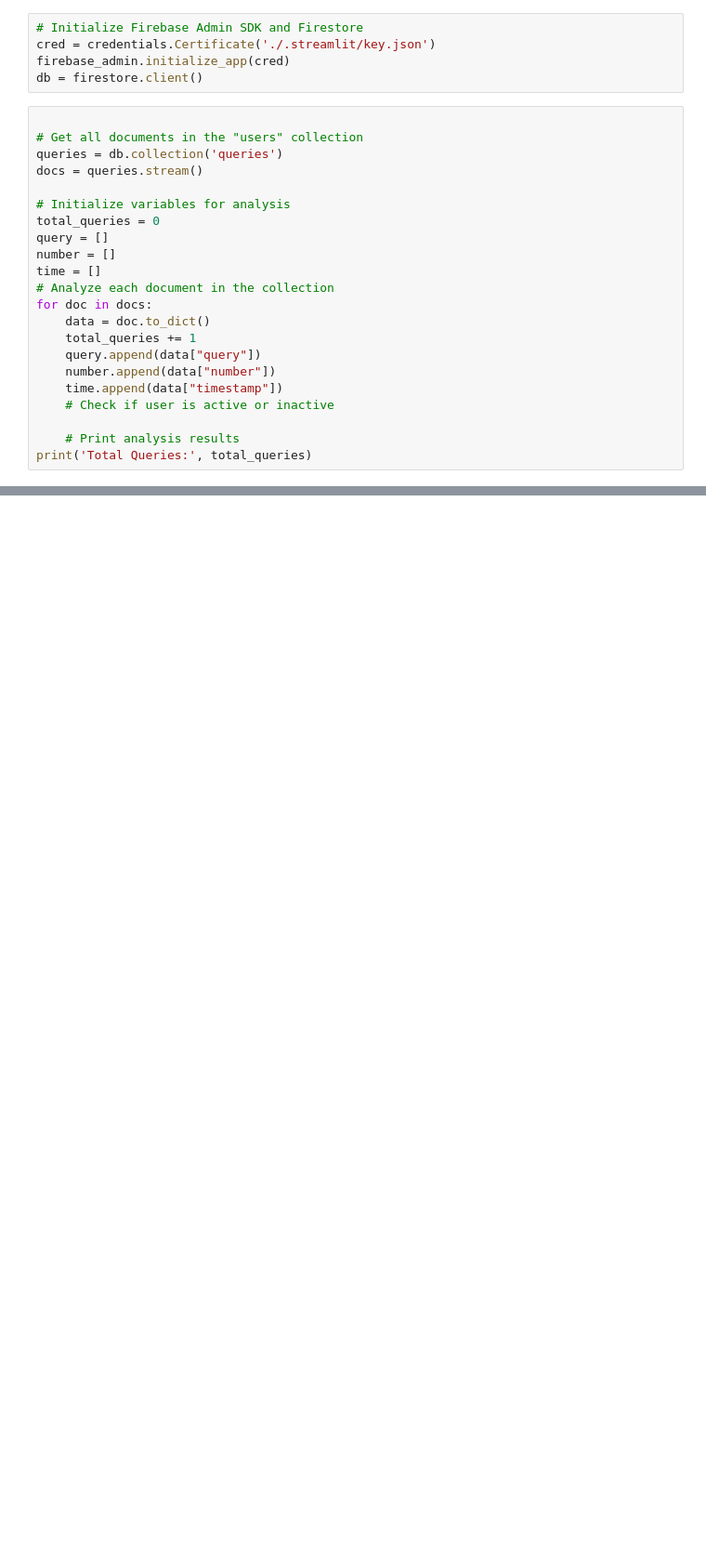
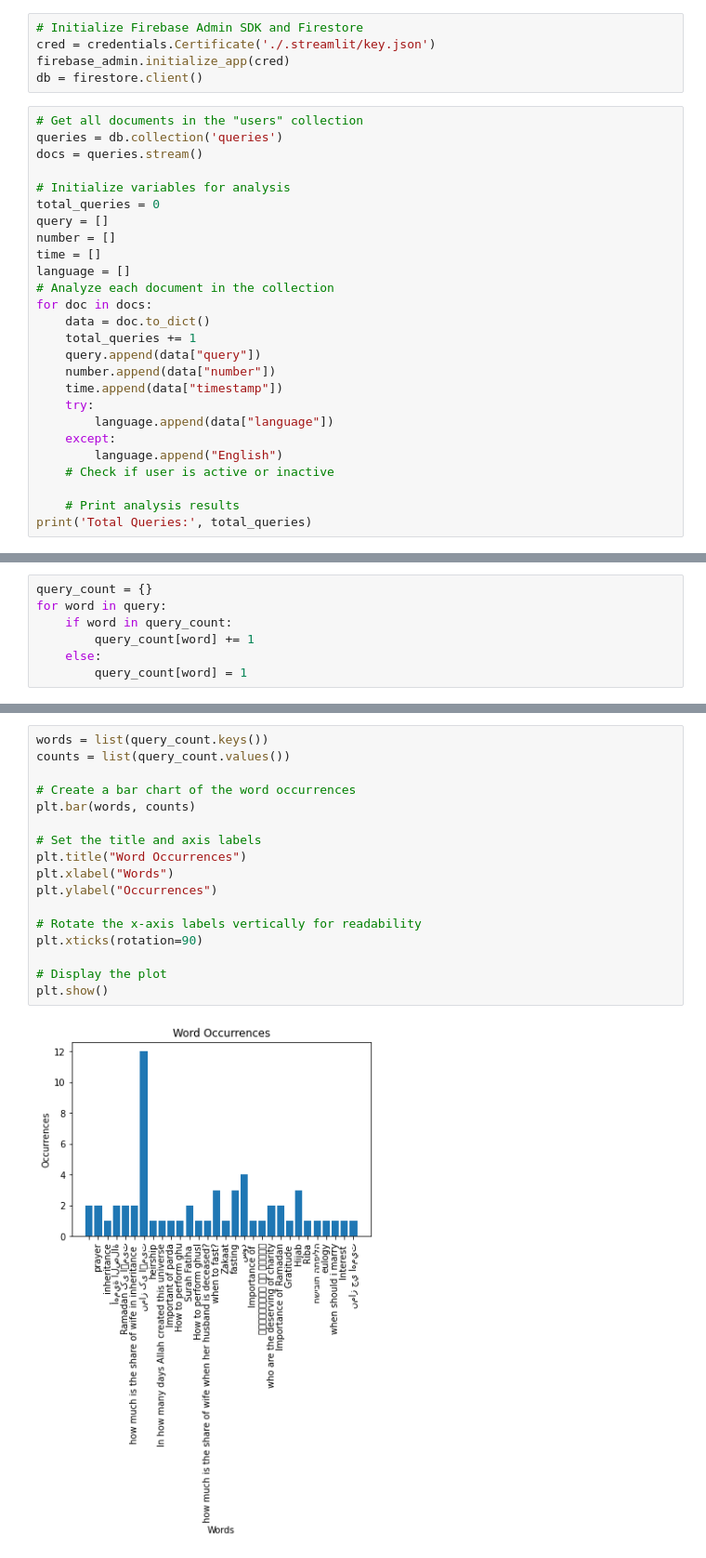
Before and after one commit to islamAndAi/QURAN-NLP, a Jupyter notebook: Statistics.ipynb, the cells around one changed output, grey strips where cells are left out. Shown at 93% size. Drawn from its saved outputs; the diff is of its cells as text; blank space fills up the shorter version.

Commit message:
storing language

```diff
--- a/Statistics.ipynb
+++ b/Statistics.ipynb
@@ -13,7 +11,6 @@ cred = credentials.Certificate('./.streamlit/key.json')
 firebase_admin.initialize_app(cred)
 db = firestore.client()
 # %%
-
 # Get all documents in the "users" collection
 queries = db.collection('queries')
 docs = queries.stream()
@@ -23,6 +20,7 @@ total_queries = 0
 query = []
 number = []
 time = []
+language = []
 # Analyze each document in the collection
 for doc in docs:
     data = doc.to_dict()
@@ -30,6 +28,10 @@ for doc in docs:
     query.append(data["query"])
     number.append(data["number"])
     time.append(data["timestamp"])
+    try:
+        language.append(data["language"])
+    except:
+        language.append("English")
     # Check if user is active or inactive
 
     # Print analysis results
@@ -54,0 +45,7 @@ plt.show()
+# %%
+query_count = {}
+for word in query:
+    if word in query_count:
+        query_count[word] += 1
+    else:
+        query_count[word] = 1
@@ -54,0 +70,19 @@ plt.show()
+# %%
+words = list(query_count.keys())
+counts = list(query_count.values())
+
+# Create a bar chart of the word occurrences
+plt.bar(words, counts)
+
+# Set the title and axis labels
+plt.title("Word Occurrences")
+plt.xlabel("Words")
+plt.ylabel("Occurrences")
+
+# Rotate the x-axis labels vertically for readability
+plt.xticks(rotation=90)
+
+# Display the plot
+plt.show()
+# %% [output]
+[figure, added]
```
Also changed, not shown: parts of 7 cells of this notebook, 1 other file.
